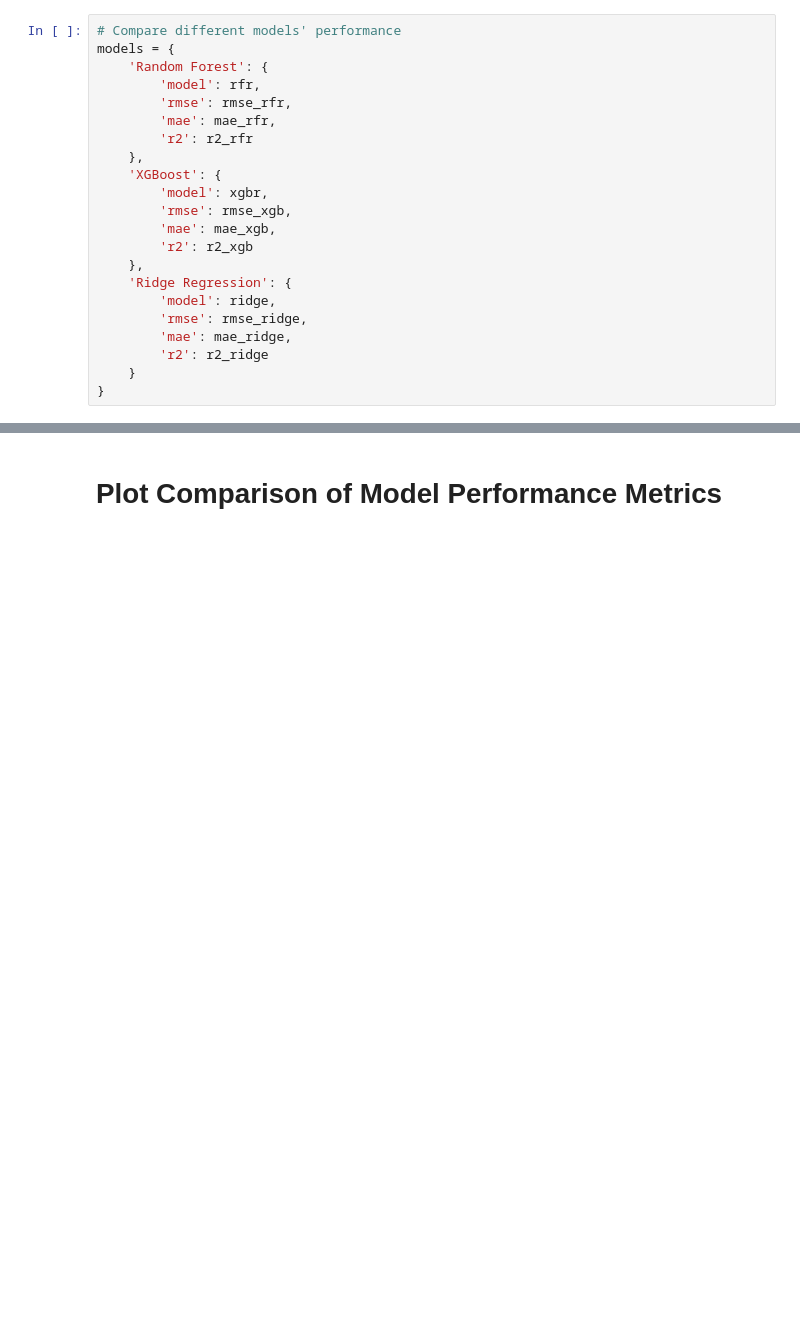
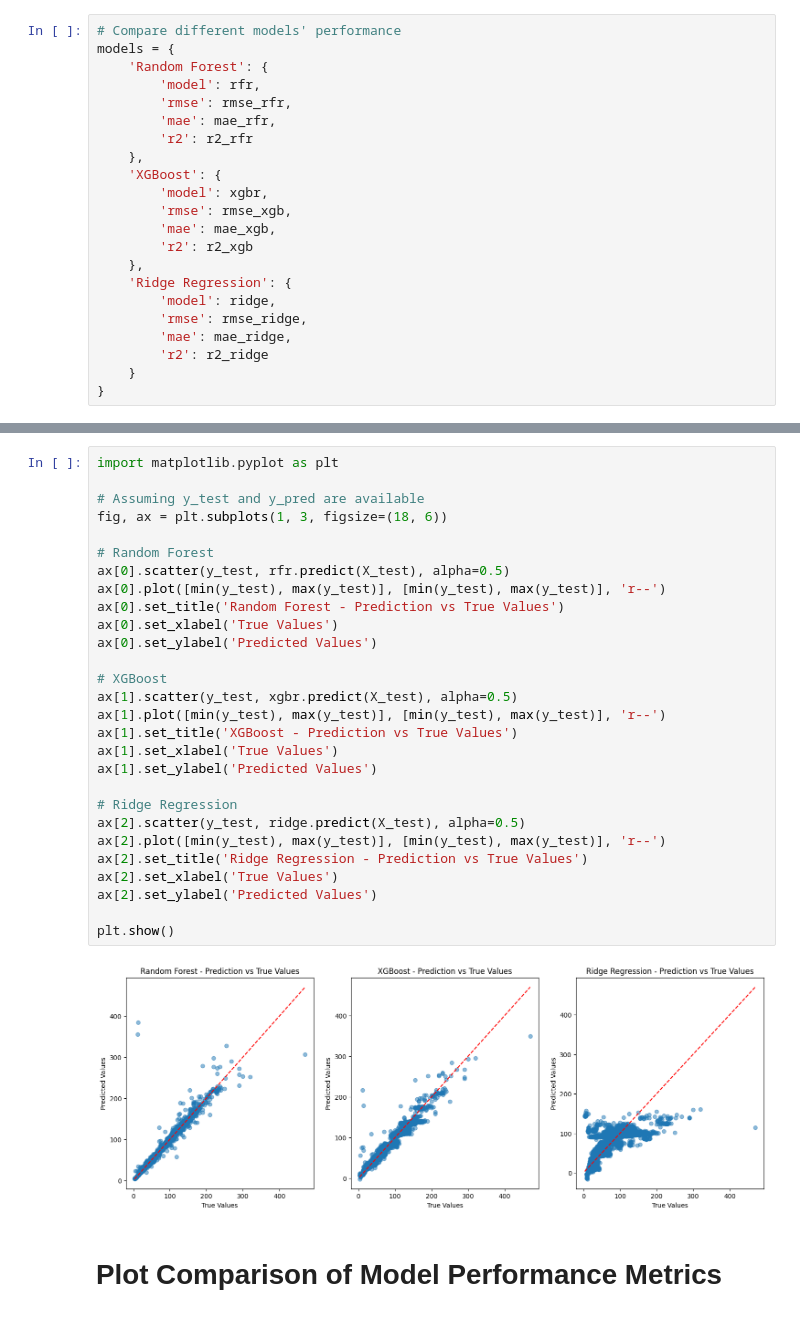
Before and after one commit to myself-aas/Comparative-Analysis-of-Regression-Models-for-Commodity-Price-Prediction, a Jupyter notebook: commodity_price_prediction.ipynb, the cells around one changed output, grey strips where cells are left out. Drawn from its saved outputs; the diff is of its cells as text; blank space fills up the shorter version.

```diff
--- a/commodity_price_prediction.ipynb
+++ b/commodity_price_prediction.ipynb
@@ -1188,3 +1269,33 @@ models = {
+# %%
+import matplotlib.pyplot as plt
+
+# Assuming y_test and y_pred are available
+fig, ax = plt.subplots(1, 3, figsize=(18, 6))
+
+# Random Forest
+ax[0].scatter(y_test, rfr.predict(X_test), alpha=0.5)
+ax[0].plot([min(y_test), max(y_test)], [min(y_test), max(y_test)], 'r--')
+ax[0].set_title('Random Forest - Prediction vs True Values')
+ax[0].set_xlabel('True Values')
+ax[0].set_ylabel('Predicted Values')
+
+# XGBoost
+ax[1].scatter(y_test, xgbr.predict(X_test), alpha=0.5)
+ax[1].plot([min(y_test), max(y_test)], [min(y_test), max(y_test)], 'r--')
+ax[1].set_title('XGBoost - Prediction vs True Values')
+ax[1].set_xlabel('True Values')
+ax[1].set_ylabel('Predicted Values')
+
+# Ridge Regression
+ax[2].scatter(y_test, ridge.predict(X_test), alpha=0.5)
+ax[2].plot([min(y_test), max(y_test)], [min(y_test), max(y_test)], 'r--')
+ax[2].set_title('Ridge Regression - Prediction vs True Values')
+ax[2].set_xlabel('True Values')
+ax[2].set_ylabel('Predicted Values')
+
+plt.show()
+# %% [output]
+[figure, added]
 # %% [markdown]
 # Plot Comparison of Model Performance Metrics
 # %%
```
Also changed, not shown: parts of 8 cells of this notebook, 4 other files.
